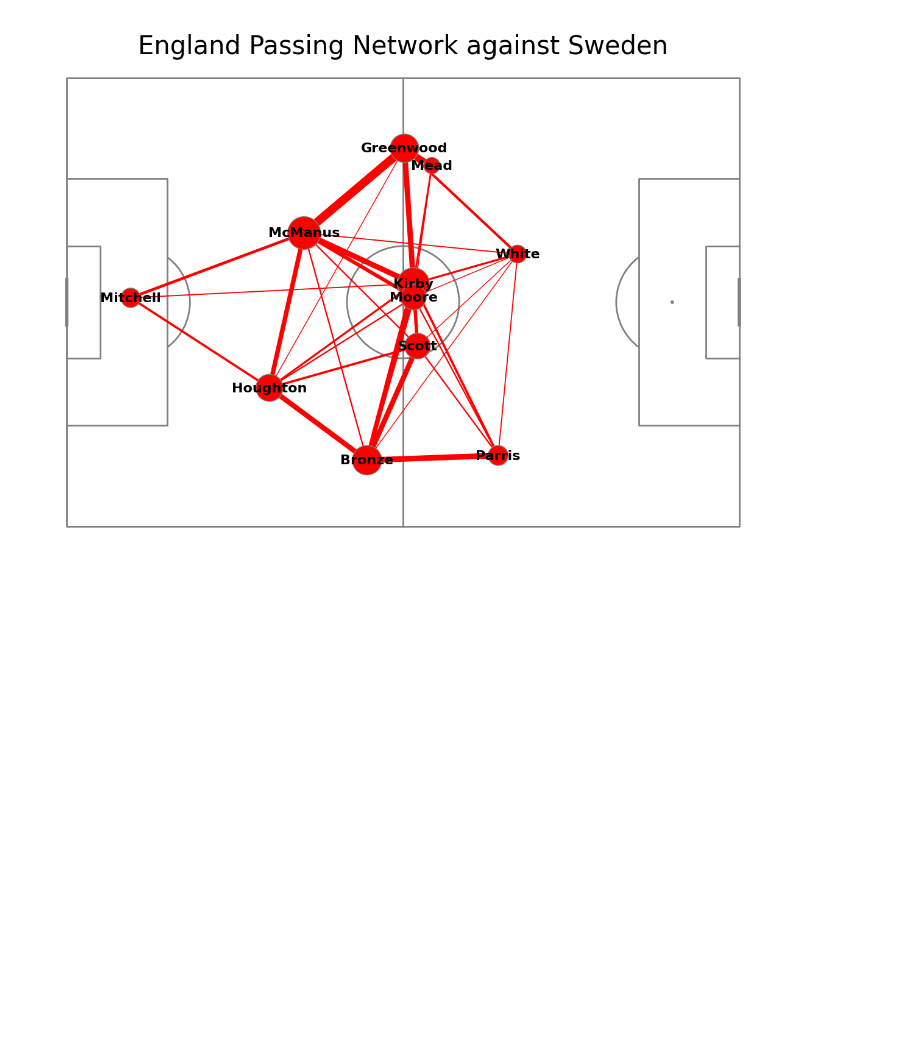
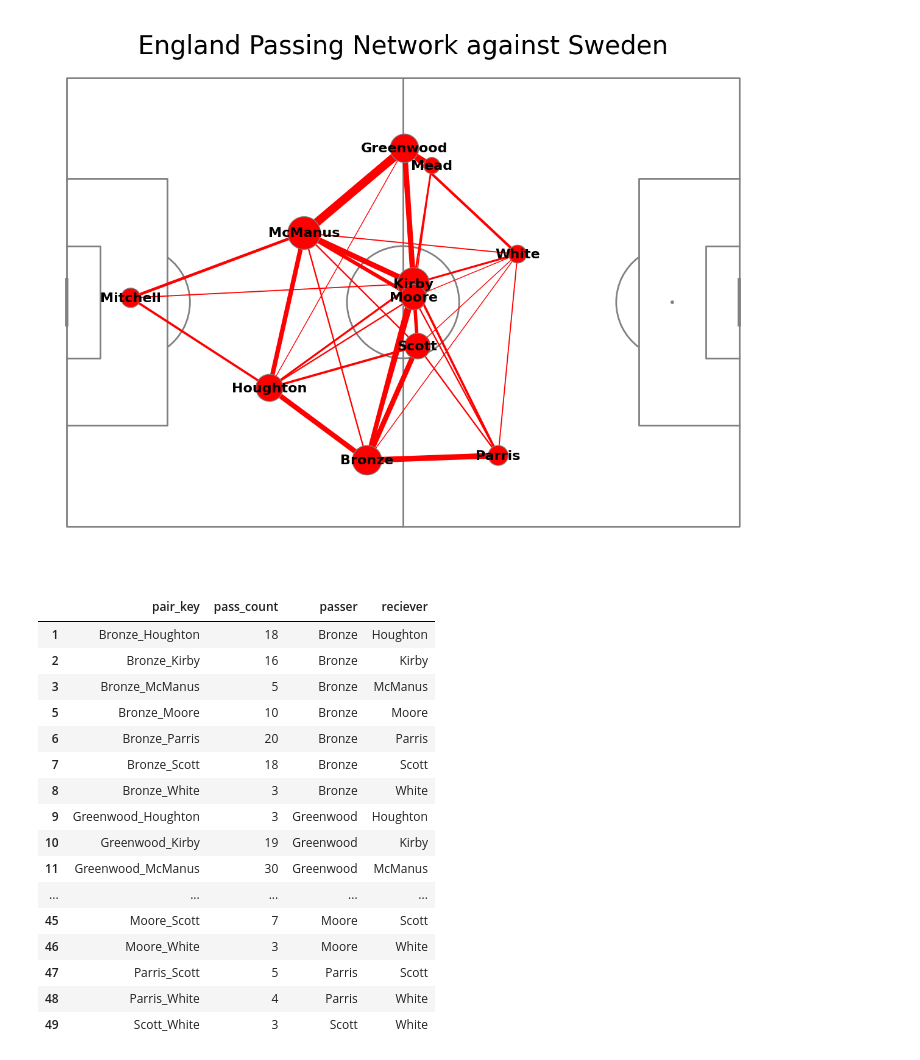
Before and after one commit to khoffLSU/footy_analytics, a Jupyter notebook: Visualizing Football - passing network.ipynb, the cells around one changed output. Cells and saved outputs as stored; diff of their text form; code cells hidden in the pictures; blank space fills up the shorter version.

```diff
--- a/Visualizing Football - passing network.ipynb
+++ b/Visualizing Football - passing network.ipynb
@@ -258,6 +258,29 @@ fig.suptitle("England Passing Network against Sweden", fontsize = 30)
 plt.show()
 # %% [output]
 [figure]
+# %%
+(lines2_df
+ .assign(passer = lambda df: df.pair_key.apply(lambda x: x.split('_')[0]),
+         reciever = lambda df: df.pair_key.apply(lambda x: x.split('_')[1]))
+)
+# %% [output]
+|  | pair_key | pass_count | passer | reciever |
+| 1 | Bronze_Houghton | 18 | Bronze | Houghton |
+| 2 | Bronze_Kirby | 16 | Bronze | Kirby |
+| 3 | Bronze_McManus | 5 | Bronze | McManus |
+| 5 | Bronze_Moore | 10 | Bronze | Moore |
+| 6 | Bronze_Parris | 20 | Bronze | Parris |
+| 7 | Bronze_Scott | 18 | Bronze | Scott |
+| 8 | Bronze_White | 3 | Bronze | White |
+| 9 | Greenwood_Houghton | 3 | Greenwood | Houghton |
+| 10 | Greenwood_Kirby | 19 | Greenwood | Kirby |
+| 11 | Greenwood_McManus | 30 | Greenwood | McManus |
+| ... | ... | ... | ... | ... |
+| 45 | Moore_Scott | 7 | Moore | Scott |
+| 46 | Moore_White | 3 | Moore | White |
+| 47 | Parris_Scott | 5 | Parris | Scott |
+| 48 | Parris_White | 4 | Parris | White |
+| 49 | Scott_White | 3 | Scott | White |
 # %%
 #plot once again pitch and vertices
 pitch = Pitch(line_color='grey')
```
Also changed, not shown: parts of 3 cells of this notebook.
